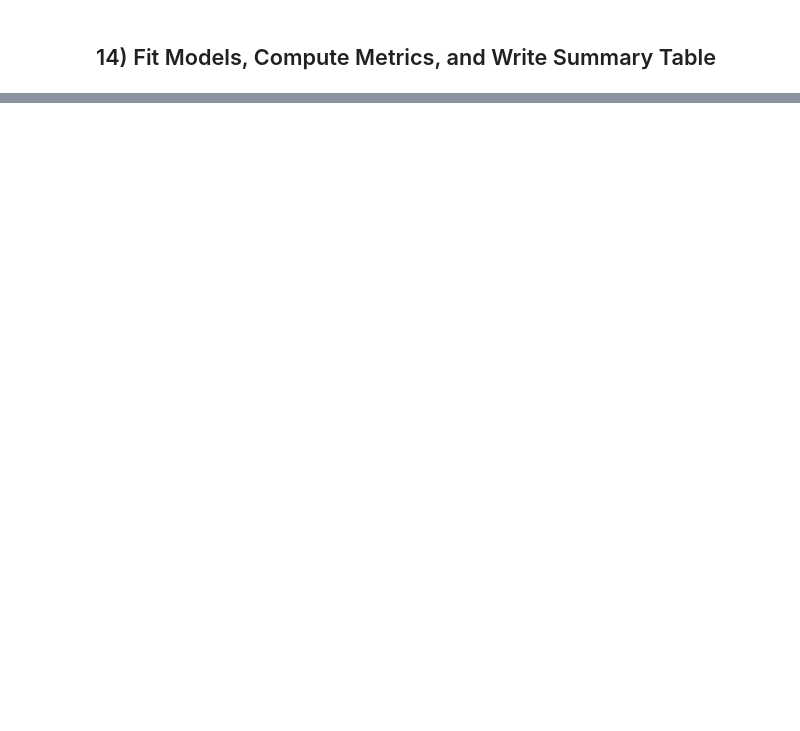
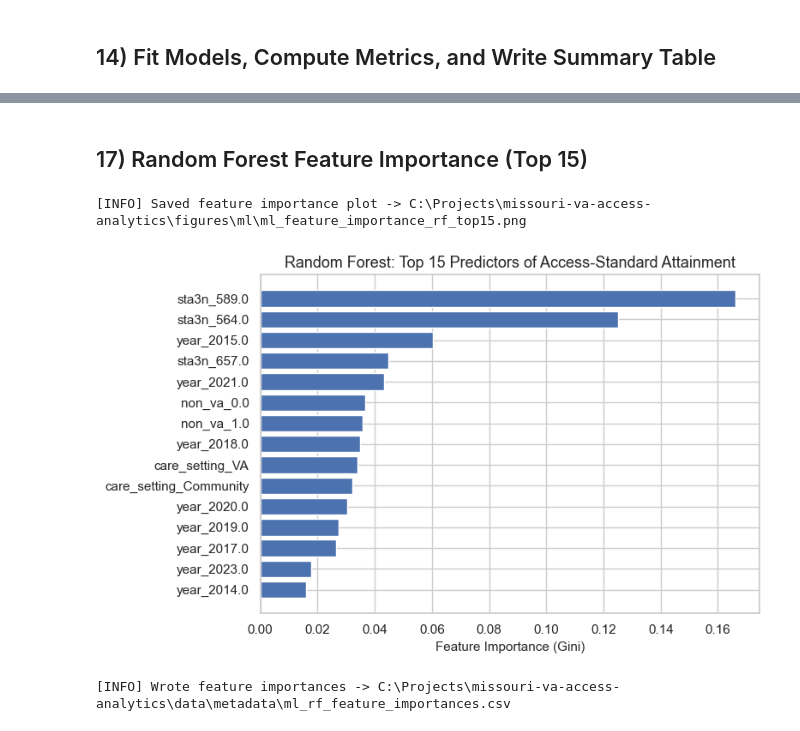
Before and after one commit to Data-Git-Hub/missouri-va-access-analytics, a Jupyter notebook: va_mo_waits.ipynb, the cells around one changed output, grey strips where cells are left out. Cells and saved outputs as stored; diff of their text form; code cells hidden in the pictures; blank space fills up the shorter version.

```diff
--- a/va_mo_waits.ipynb
+++ b/va_mo_waits.ipynb
@@ -784,0 +878,45 @@ weighted avg       1.00      1.00      1.00    237517
+# %% [markdown]
+## 17) Random Forest Feature Importance (Top 15)
+# %%
+rf_model = models["Random Forest"]
+
+# Extract feature names after preprocessing
+preprocess_fitted = rf_model.named_steps["preprocess"]
+rf_clf = rf_model.named_steps["clf"]
+
+num_features = feature_cols_num
+cat_encoder = preprocess_fitted.named_transformers_["cat"]
+cat_features = list(cat_encoder.get_feature_names_out(feature_cols_cat))
+
+all_features = num_features + cat_features
+
+importances = rf_clf.feature_importances_
+idx = np.argsort(importances)[::-1][:15]
+
+top_features = [all_features[i] for i in idx]
+top_importances = importances[idx]
+
+plt.figure(figsize=(8, 5))
+plt.barh(range(len(top_features)), top_importances[::-1])
+plt.yticks(range(len(top_features)), top_features[::-1])
+plt.xlabel("Feature Importance (Gini)")
+plt.title("Random Forest: Top 15 Predictors of Access-Standard Attainment")
+plt.tight_layout()
+
+fi_path = ML_FIG_DIR / "ml_feature_importance_rf_top15.png"
+plt.savefig(fi_path, dpi=200)
+print(f"[INFO] Saved feature importance plot -> {fi_path}")
+
+plt.show()
+
+# Save feature importances as a table for reference
+fi_df = pd.DataFrame(
+    {"feature": all_features, "importance": importances}
+).sort_values("importance", ascending=False)
+fi_path_csv = META_DIR / "ml_rf_feature_importances.csv"
+fi_df.to_csv(fi_path_csv, index=False)
+print(f"[INFO] Wrote feature importances -> {fi_path_csv}")
+# %% [output]
+[INFO] Saved feature importance plot -> C:\Projects\missouri-va-access-analytics\figures\ml\ml_feature_importance_rf_top15.png
+[figure, added]
+[INFO] Wrote feature importances -> C:\Projects\missouri-va-access-analytics\data\metadata\ml_rf_feature_importances.csv
```
Also changed, not shown: parts of 7 cells of this notebook, 7 other files.
